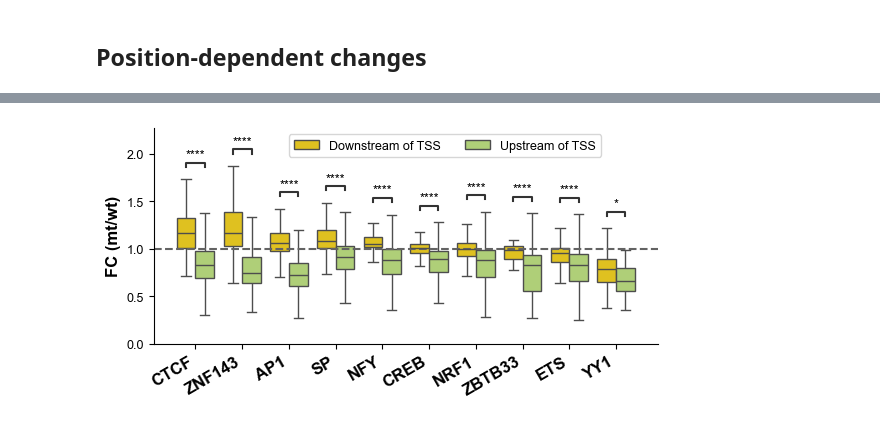
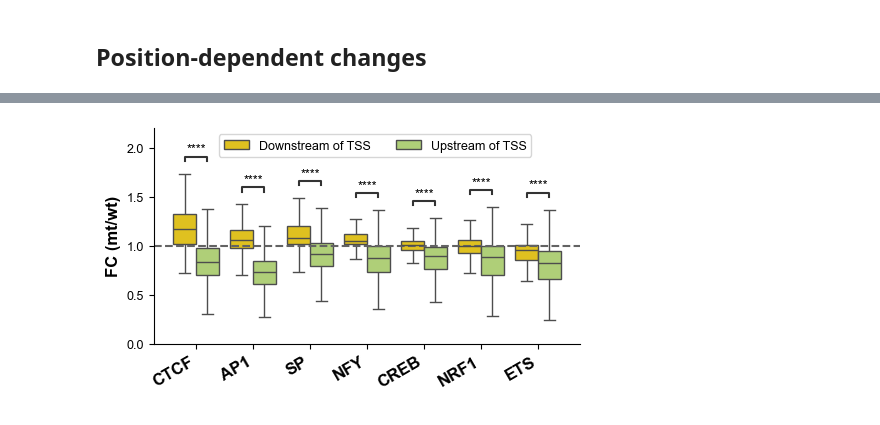
Before and after one commit to haiyuan-yu-lab/TRE_directionality, a Jupyter notebook: Fig.5_supps/4-1.Fig5ab.Dual_functions.ipynb, the cells around one changed output, grey strips where cells are left out. Drawn from its saved outputs; the diff is of its cells as text; code cells hidden in the pictures.

```diff
--- a/Fig.5_supps/4-1.Fig5ab.Dual_functions.ipynb
+++ b/Fig.5_supps/4-1.Fig5ab.Dual_functions.ipynb
@@ -165,7 +167,7 @@ bin_size = 10
 for motif in motifs:
 	df = df_motifs[(df_motifs[3]==motif) & (df_motifs[4].astype(str).isin(mapping))].reset_index(drop=True)
 	for index, row in df.iterrows():
-		chrom, tss1, tss2, sign = mapping[str(row[4])][:-1]
+		chrom, tss1, tss2, sign = mapping[str(row[4])][:-2]
 		motif_start, motif_end = row[1:3]
 		motif_center = (motif_end + motif_start)//2
 		# divergent
@@ -199,0 +202,2 @@ df_fc.head(2)
+# %%
+df = df_fc[((df_fc["TSS_type"]=="maxTSS") & (df_fc["pos"]=="Upstream of TSS")) | ((df_fc["TSS_type"]=="minTSS") & (df_fc["pos"]=="Downstream of TSS"))]
@@ -200,15 +219,8 @@ df_fc.head(2)
 # %%
-# sort motifs based on the average value in downstream group
-
-means = {}
-for motif in motifs:
-	df = df_fc[(df_fc["motif"]==motif) & (df_fc["pos"]=="Downstream of TSS") & (df_fc["TSS_type"]=="maxTSS")]
-	means[motif] = np.mean(df["FC"])
-order = ["CTCF", "ZNF143", "AP1", "SP", "NFY", "CREB", "NRF1", "ZBTB33", "ETS", "YY1"]
+order = ["CTCF", "AP1", "SP", "NFY", "CREB", "NRF1", "ETS"]
 # %%
 def plot_FC(tss_type, order, outputfile):
-	fig, ax = plt.subplots(figsize=(6.5,2.8))
-	# df = df_fc[df_fc["TSS_type"]==tss_type]
+	fig, ax = plt.subplots(figsize=(5.5,2.8))
 	df = df_fc[((df_fc["TSS_type"]=="maxTSS") & (df_fc["pos"]=="Upstream of TSS")) | ((df_fc["TSS_type"]=="minTSS") & (df_fc["pos"]=="Downstream of TSS"))]
 	hue_plot_params = {"data": df,
 						"x": "motif",
@@ -256,7 +258,7 @@ plot_FC("minTSS", order, outputfile)
 # %%
 # Downstream of minTSS, Upstream of maxTSS
 
-outputfile = f"{PROJECT_DIR_o}other_figures/Fig5a.pdf"
+outputfile = f"{PROJECT_DIR_o}figures/Fig5b.pdf"
 plot_FC("", order, outputfile)
 # %% [output]
-[figure, old version]
+[figure, new version]
```
Also changed, not shown: parts of 12 cells of this notebook, 1 other file.
